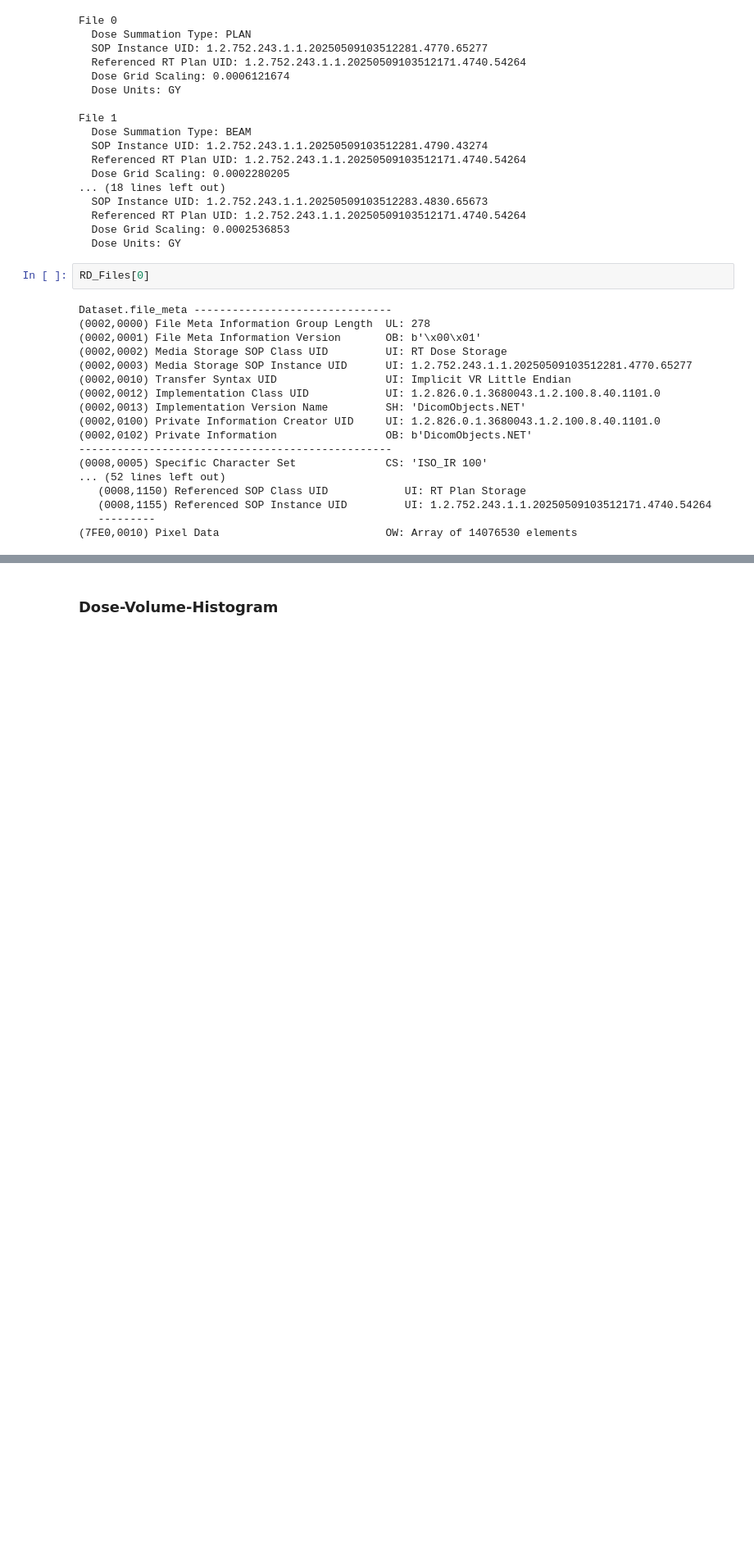
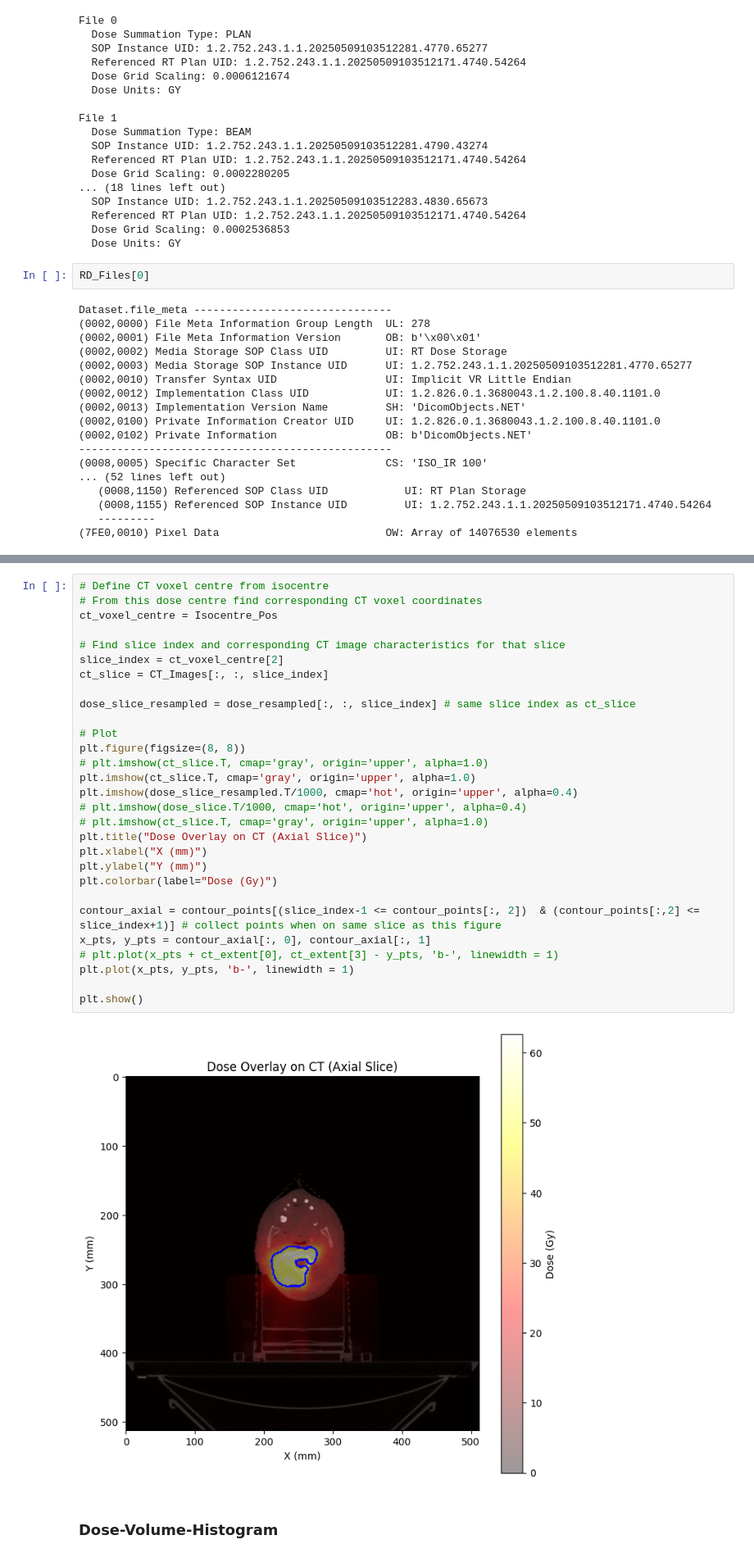
Before and after one commit to danieldeiros/TOH_Tractography, a Jupyter notebook: assignment.ipynb, the cells around one changed output, grey strips where cells are left out. Shown at 82% size. Cells and saved outputs as stored; diff of their text form; blank space fills up the shorter version.

```diff
--- a/assignment.ipynb
+++ b/assignment.ipynb
@@ -699,3 +726,34 @@ Dataset.file_meta -------------------------------
+# %%
+# Define CT voxel centre from isocentre
+# From this dose centre find corresponding CT voxel coordinates
+ct_voxel_centre = Isocentre_Pos
+
+# Find slice index and corresponding CT image characteristics for that slice
+slice_index = ct_voxel_centre[2]
+ct_slice = CT_Images[:, :, slice_index]
+
+dose_slice_resampled = dose_resampled[:, :, slice_index] # same slice index as ct_slice
+
+# Plot
+plt.figure(figsize=(8, 8))
+# plt.imshow(ct_slice.T, cmap='gray', origin='upper', alpha=1.0)
+plt.imshow(ct_slice.T, cmap='gray', origin='upper', alpha=1.0)
+plt.imshow(dose_slice_resampled.T/1000, cmap='hot', origin='upper', alpha=0.4)
+# plt.imshow(dose_slice.T/1000, cmap='hot', origin='upper', alpha=0.4)
+# plt.imshow(ct_slice.T, cmap='gray', origin='upper', alpha=1.0)
+plt.title("Dose Overlay on CT (Axial Slice)")
+plt.xlabel("X (mm)")
+plt.ylabel("Y (mm)")
+plt.colorbar(label="Dose (Gy)")
+
+contour_axial = contour_points[(slice_index-1 <= contour_points[:, 2])  & (contour_points[:,2] <= slice_index+1)] # collect points when on same slice as this figure
+x_pts, y_pts = contour_axial[:, 0], contour_axial[:, 1]
+# plt.plot(x_pts + ct_extent[0], ct_extent[3] - y_pts, 'b-', linewidth = 1)
+plt.plot(x_pts, y_pts, 'b-', linewidth = 1)
+
+plt.show()
+# %% [output]
+[figure, added]
 # %% [markdown]
 ### Dose-Volume-Histogram
 # %%
```
Also changed, not shown: parts of 13 cells of this notebook.
